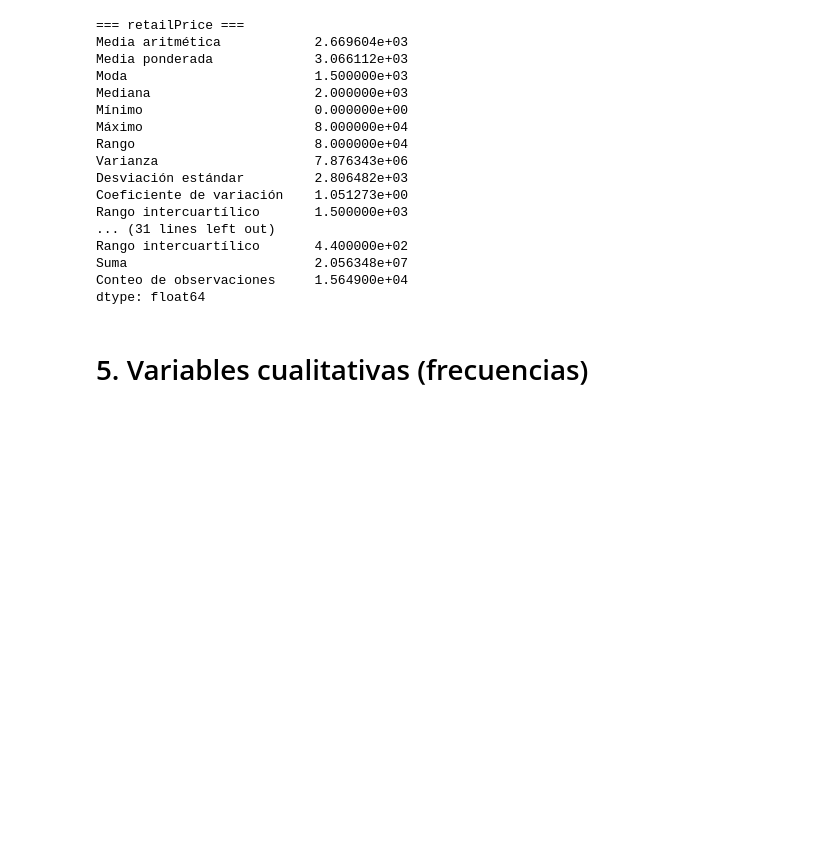
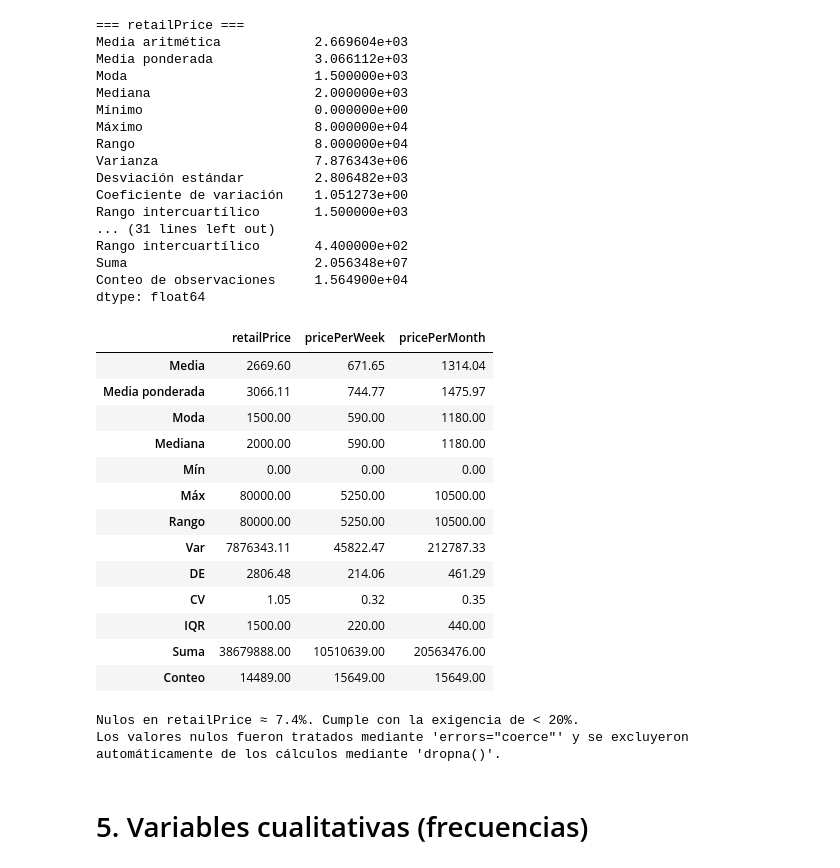
Before and after one commit to canunz/LIBRARY-django, a Jupyter notebook: Evaluacion_1_|_Evaluación_de_Proyectos_Catalina_Núñez.ipynb, the cells around one changed output. Cells and saved outputs as stored; diff of their text form; code cells hidden in the pictures; blank space fills up the shorter version.

```diff
--- a/Evaluacion_1_|_Evaluación_de_Proyectos_Catalina_Núñez.ipynb
+++ b/Evaluacion_1_|_Evaluación_de_Proyectos_Catalina_Núñez.ipynb
@@ -272,6 +272,68 @@ Rango intercuartílico       4.400000e+02
 Suma                        2.056348e+07
 Conteo de observaciones     1.564900e+04
 dtype: float64
+# %%
+# === TABLA RESUMEN BONITA (después de imprimir las medidas por variable) ===
+import pandas as pd
+import numpy as np
+
+def _medidas_tabla(s, peso=None):
+    s = pd.to_numeric(s, errors='coerce').dropna()
+    r = {}
+    r['Media']  = s.mean()
+    if peso is not None and isinstance(peso, pd.Series):
+        w = pd.to_numeric(peso, errors='coerce').reindex(s.index).fillna(0)
+        r['Media ponderada'] = (s*w).sum()/w.sum() if w.sum()!=0 else np.nan
+    else:
+        r['Media ponderada'] = np.nan
+    r['Moda']    = s.mode().iloc[0] if not s.mode().empty else np.nan
+    r['Mediana'] = s.median()
+    r['Mín']     = s.min()
+    r['Máx']     = s.max()
+    r['Rango']   = r['Máx'] - r['Mín']
+    r['Var']     = s.var(ddof=1)
+    r['DE']      = s.std(ddof=1)
+    r['CV']      = r['DE']/r['Media'] if r['Media']!=0 else np.nan
+    q1, q3       = s.quantile(0.25), s.quantile(0.75)
+    r['IQR']     = q3 - q1
+    r['Suma']    = s.sum()
+    r['Conteo']  = s.count()
+    return pd.Series(r)
+
+cols_precios = [c for c in ['retailPrice','pricePerWeek','pricePerMonth'] if c in df.columns]
+peso = df.get('pricePerMonth')
+
+tabla_resumen = pd.DataFrame({c: _medidas_tabla(df[c], peso=peso) for c in cols_precios}).round(2)
+display(tabla_resumen)  # si estás en Jupyter/Colab se muestra como tabla
+# Guarda la tabla por si te la piden adjunta
+tabla_resumen.to_csv('tabla_resumen_medidas.csv', encoding='utf-8')
+# %% [output]
+|  | retailPrice | pricePerWeek | pricePerMonth |
+| Media | 2669.60 | 671.65 | 1314.04 |
+| Media ponderada | 3066.11 | 744.77 | 1475.97 |
+| Moda | 1500.00 | 590.00 | 1180.00 |
+| Mediana | 2000.00 | 590.00 | 1180.00 |
+| Mín | 0.00 | 0.00 | 0.00 |
+| Máx | 80000.00 | 5250.00 | 10500.00 |
+| Rango | 80000.00 | 5250.00 | 10500.00 |
+| Var | 7876343.11 | 45822.47 | 212787.33 |
+| DE | 2806.48 | 214.06 | 461.29 |
+| CV | 1.05 | 0.32 | 0.35 |
+| IQR | 1500.00 | 220.00 | 440.00 |
+| Suma | 38679888.00 | 10510639.00 | 20563476.00 |
+| Conteo | 14489.00 | 15649.00 | 15649.00 |
+# %%
+# === Análisis de calidad de datos ===
+# Porcentaje de nulos en retailPrice
+nulos_retail = df['retailPrice'].isnull().sum()
+total_retail = df['retailPrice'].shape[0]
+porcentaje_nulos = nulos_retail / total_retail * 100
+
+print(f"Nulos en retailPrice ≈ {porcentaje_nulos:.1f}%. Cumple con la exigencia de < 20%.")
+print("Los valores nulos fueron tratados mediante 'errors=\"coerce\"' y se excluyeron automáticamente de los cálculos mediante 'dropna()'.")
+# %% [output]
+Nulos en retailPrice ≈ 7.4%. Cumple con la exigencia de < 20%.
+Los valores nulos fueron tratados mediante 'errors="coerce"' y se excluyeron automáticamente de los cálculos mediante 'dropna()'.
 # %% [markdown]
 # 5. Variables cualitativas (frecuencias)
 # %%
```
